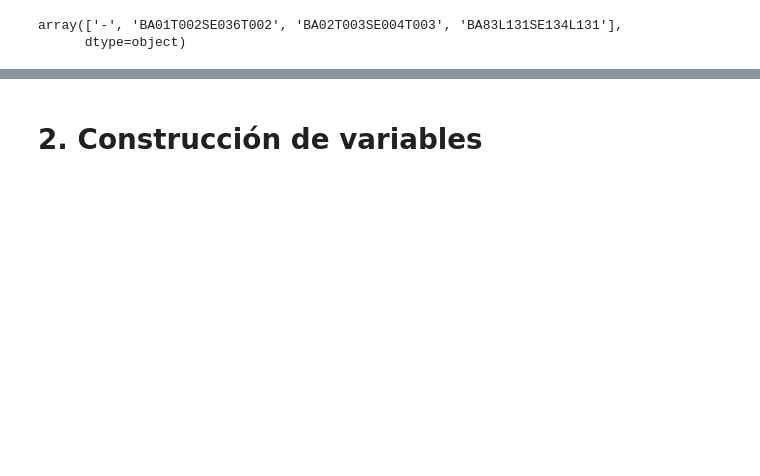
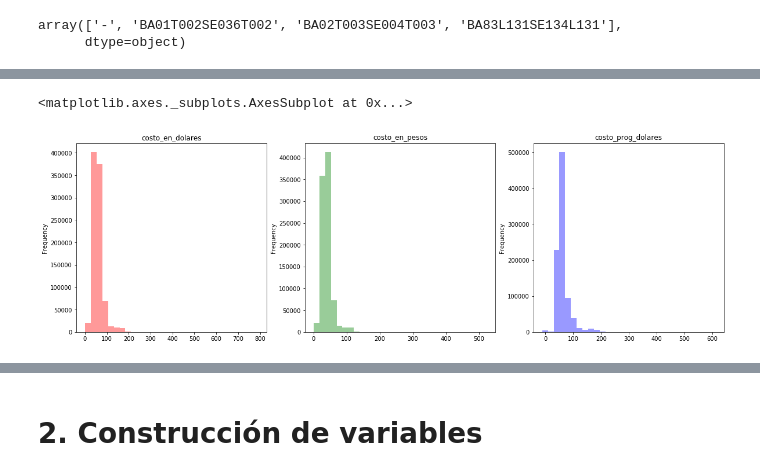
Before and after one commit to xaerincl/Spike-Energia, a Jupyter notebook: Desafio.ipynb, the cells around one changed output, grey strips where cells are left out. Drawn from its saved outputs; the diff is of its cells as text; code cells hidden in the pictures; blank space fills up the shorter version.

```diff
--- a/Desafio.ipynb
+++ b/Desafio.ipynb
@@ -137,0 +171,15 @@ costo_marginal
+# %%
+fig = plt.figure(figsize=(20,6))
+fig.add_subplot(131)
+costo_marginal["costo_en_dolares"].plot(kind='hist', color="red", alpha=0.4, bins=30, title = 'costo_en_dolares')
+
+
+fig.add_subplot(132)
+costo_marginal["costo_en_pesos"].plot(kind='hist', color="g", alpha=0.4 , bins=30, title = 'costo_en_pesos')
+
+
+fig.add_subplot(133)
+costo_marginal["costo"].plot(kind='hist', color="b", alpha=0.4, bins=30, title = 'costo_prog_dolares')
+# %% [output]
+<matplotlib.axes._subplots.AxesSubplot at 0x...>
+[figure, added]
```
Also changed, not shown: parts of 133 cells of this notebook.
